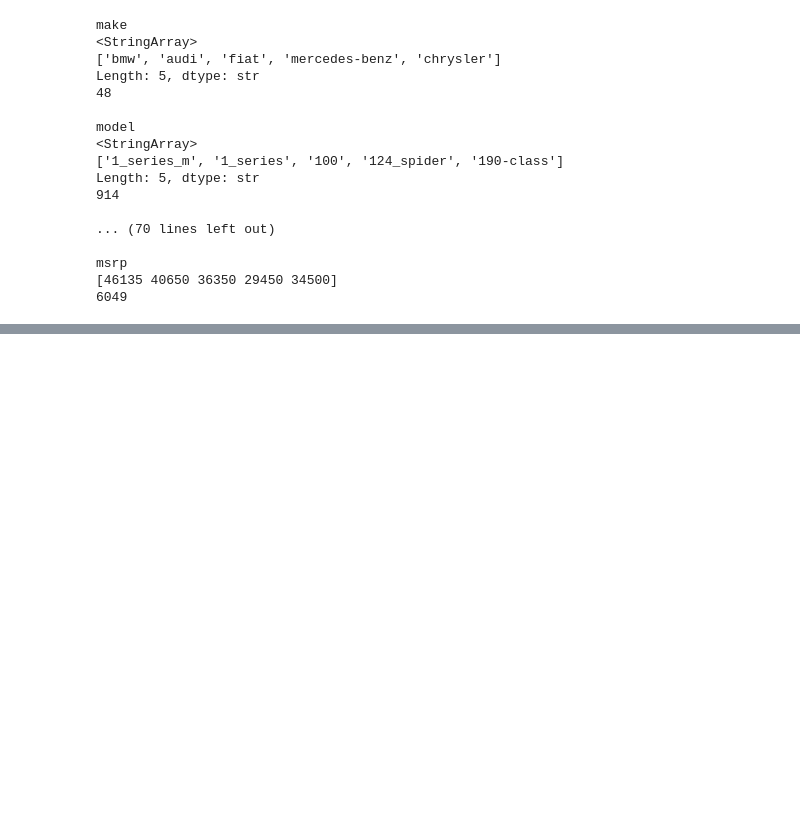
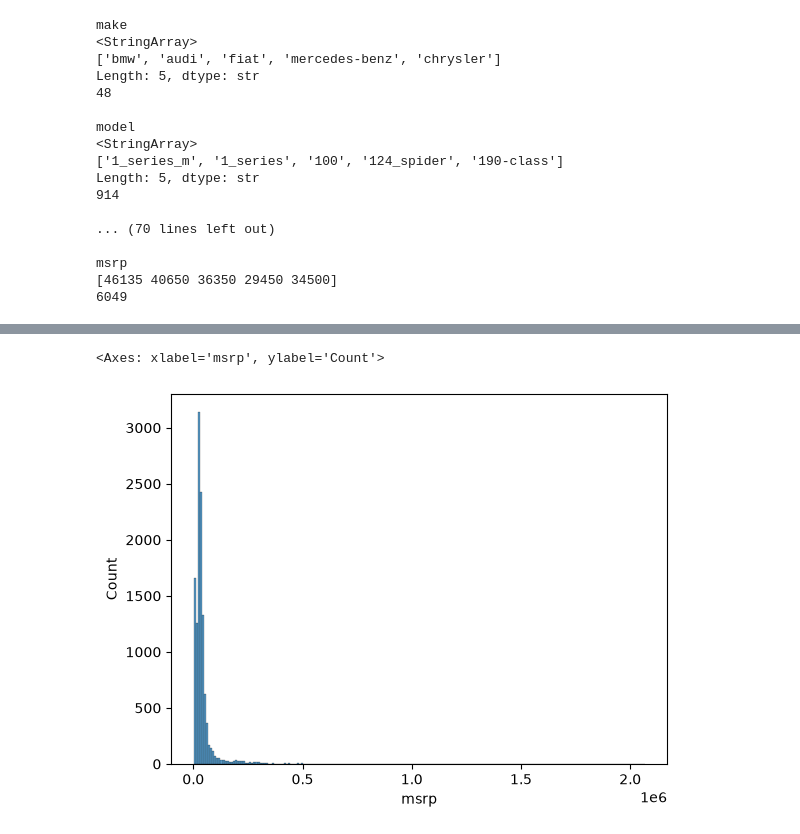
Before and after one commit to TonFak/ML-zoomcmp-Homework, a Jupyter notebook: 02-regression/car_price.ipynb, the cells around one changed output, grey strips where cells are left out. Drawn from its saved outputs; the diff is of its cells as text; code cells hidden in the pictures; blank space fills up the shorter version.

```diff
--- a/02-regression/car_price.ipynb
+++ b/02-regression/car_price.ipynb
@@ -100,0 +109,5 @@ msrp
+# %%
+sns.histplot(df.msrp)
+# %% [output]
+<Axes: xlabel='msrp', ylabel='Count'>
+[figure, added]
```
Also changed, not shown: parts of 9 cells of this notebook.
